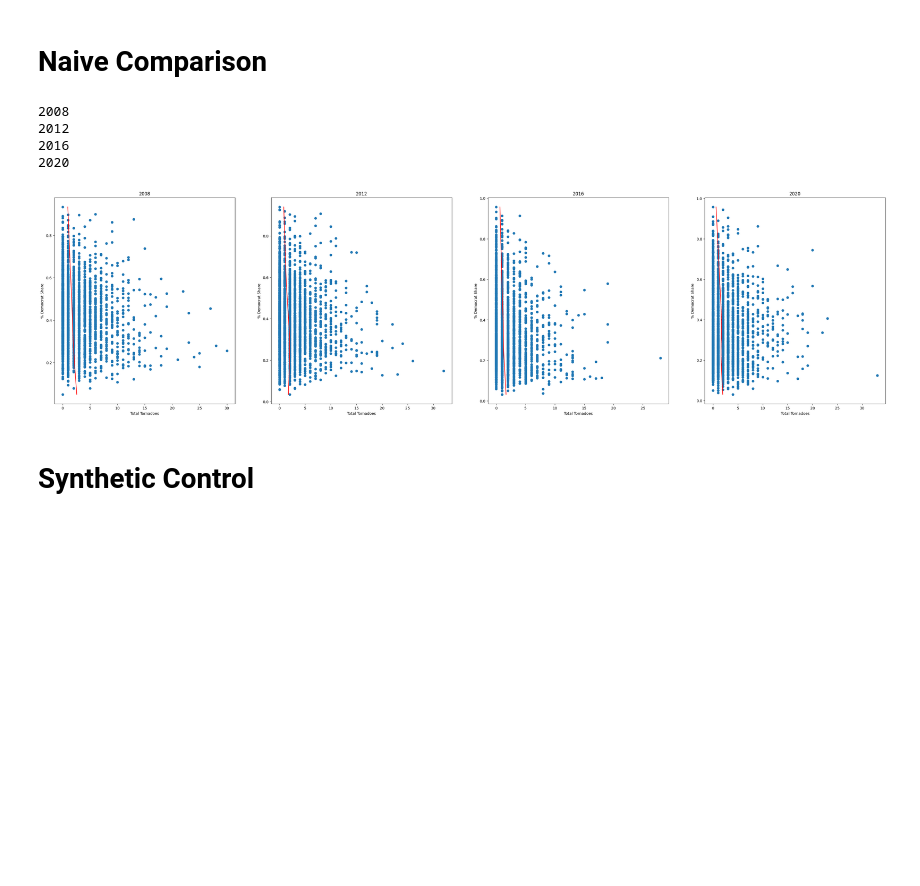
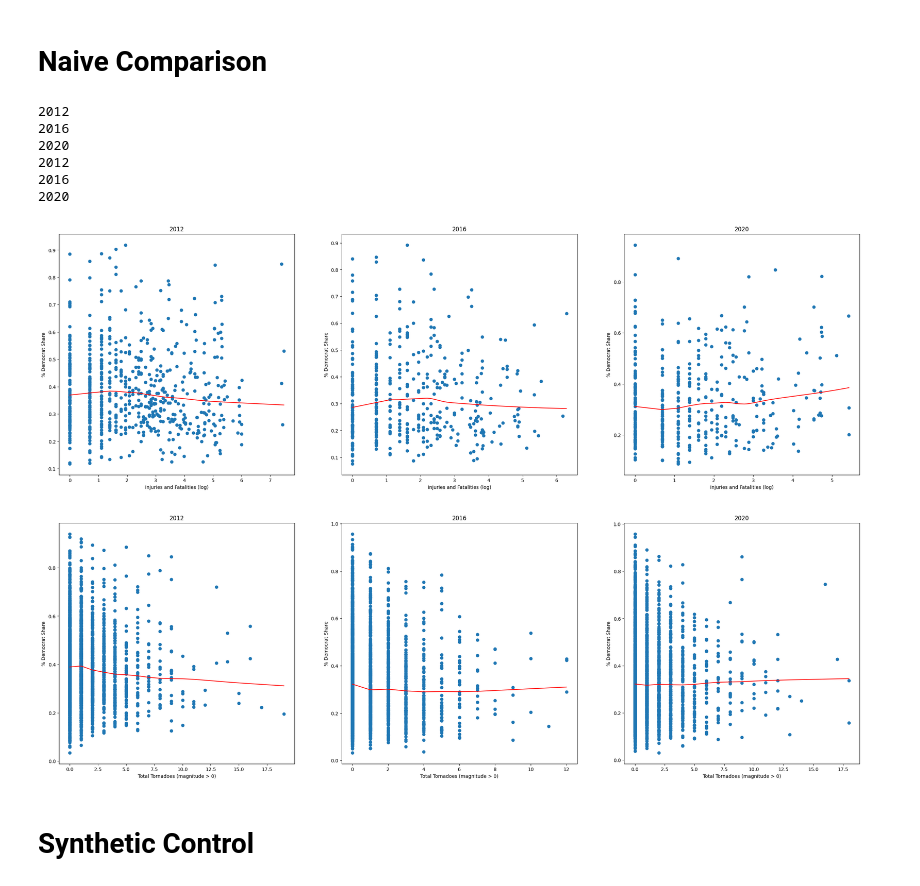
Before and after one commit to kmorhun/disasters_and_politics, a Jupyter notebook: src/voting_behavior.ipynb, the cells around one changed output. Cells and saved outputs as stored; diff of their text form; code cells hidden in the pictures; blank space fills up the shorter version.

```diff
--- a/src/voting_behavior.ipynb
+++ b/src/voting_behavior.ipynb
@@ -30,6 +30,7 @@ def getCountyVoteSet_FlatCount(data_vote,data_tornado,year):
 
         filter1 = data_tornado.loc[data_tornado["GEOID"] == data_vote["fips"][row]]
         filter2 = filter1.loc[filter1["yr"].isin(range(year-4,year+1))]
+        filter2 = filter2.loc[filter2["mag"]>0]
         output[i,1] = len(filter2)
         output[i,0] = data_vote[str(year)][row]
         # print(i)
@@ -73,54 +74,57 @@ data_tornado = pd.read_csv(INTERSECTION_PATH)
 data_voting = pd.read_csv(RESULTS_PATH)
 
 # plt.figure(figsize=(30,18))
-fig, axs = plt.subplots(1,3, figsize=(30, 10))
+fig, axs = plt.subplots(2,3, figsize=(30, 20))
 i = 0
 
-# for year in range(2004, 2021, 4):
-#     dist_Dem = data_voting.loc[data_voting[str(year)].notnull()]
-#     scatters = getCountyVoteSet_Casualties(dist_Dem,data_tornado,year)
-#     lowess = sm.nonparametric.lowess(scatters[:,1],scatters[:,0])
-#     print(year)
+for year in range(2012, 2021, 4):
+    dist_Dem = data_voting.loc[data_voting[str(year)].notnull()]
+    scatters = getCountyVoteSet_Casualties(dist_Dem,data_tornado,year)
+    cas_log = np.log(scatters[:,1])
+    lowess = sm.nonparametric.lowess(scatters[:,0],cas_log)
+    print(year)
 
-#     axs[0,i].scatter(scatters[:,1],scatters[:,0])
-#     axs[0,i].set_title(f"{year}")
-#     axs[0,i].set_ylabel("% Democrat Share")
-#     axs[0,i].plot(lowess[:,0],lowess[:,1],color="red")
-#     axs[0,i].set_xlabel("Injuries and Fatalities")
-#     i+=1
+    axs[0,i].scatter(cas_log,scatters[:,0])
+    axs[0,i].set_title(f"{year}")
+    axs[0,i].set_ylabel("% Democrat Share")
+    axs[0,i].plot(lowess[:,0],lowess[:,1],color="red")
+    axs[0,i].set_xlabel("Injuries and Fatalities (log)")
+    i+=1
 # plt.show()
 
 # i=0
 # for year in range(2004, 2021, 4):
 #     dist_Dem = data_voting.loc[data_voting[str(year)].notnull()]
 
 #     scatters = getCountyVoteSet_CostAgg(dist_Dem,data_tornado,year)
 #     print(year)
 #     axs[1,i].scatter(scatters[:,1],scatters[:,0])
 #     axs[1,i].set_title(f"{year}")
 #     axs[1,i].set_ylabel("% Democrat Share")
 #     axs[1,i].set_xlabel("Total Monetary Loss")
 #     i+=1
 
 i=0
 for year in range(2012, 2021, 4):
     dist_Dem = data_voting.loc[data_voting[str(year)].notnull()]
     scatters = getCountyVoteSet_FlatCount(dist_Dem,data_tornado,year)
-    lowess = sm.nonparametric.lowess(scatters[:,1],scatters[:,0])
+    lowess = sm.nonparametric.lowess(scatters[:,0],scatters[:,1])
     print(year)
-    axs[i].scatter(scatters[:,1],scatters[:,0])
-    axs[i].plot(lowess[:,1],lowess[:,0],color="red")
-    axs[i].set_title(f"{year}")
-    axs[i].set_ylabel("% Democrat Share")
-    axs[i].set_xlabel("Total Tornadoes")
+    axs[1,i].scatter(scatters[:,1],scatters[:,0])
+    axs[1,i].plot(lowess[:,0],lowess[:,1],color="red")
+    axs[1,i].set_title(f"{year}")
+    axs[1,i].set_ylabel("% Democrat Share")
+    axs[1,i].set_xlabel("Total Tornadoes (magnitude > 0)")
     i+=1
 plt.show()
 # %% [output]
-2008
 2012
 2016
 2020
+2012
+2016
+2020
-[figure, old version]
+[figure, new version]
 # %% [markdown]
 # Synthetic Control
 # %%
```
